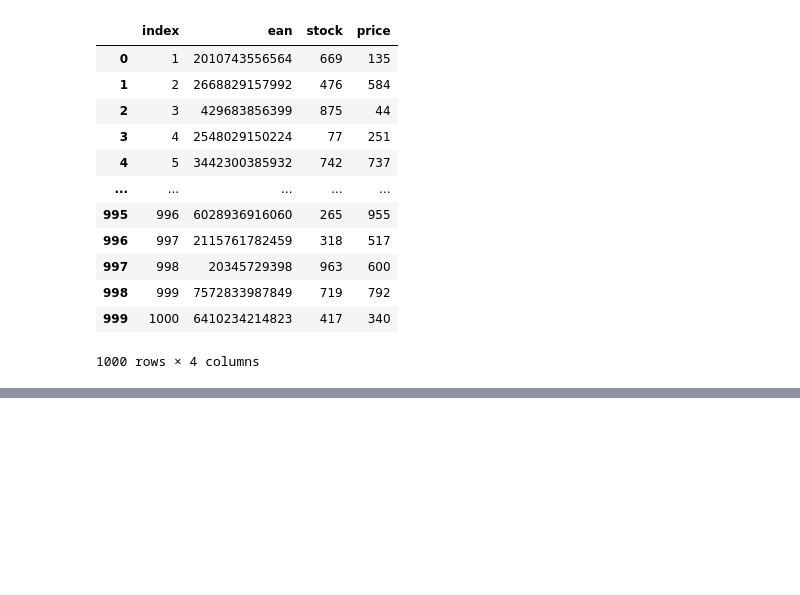
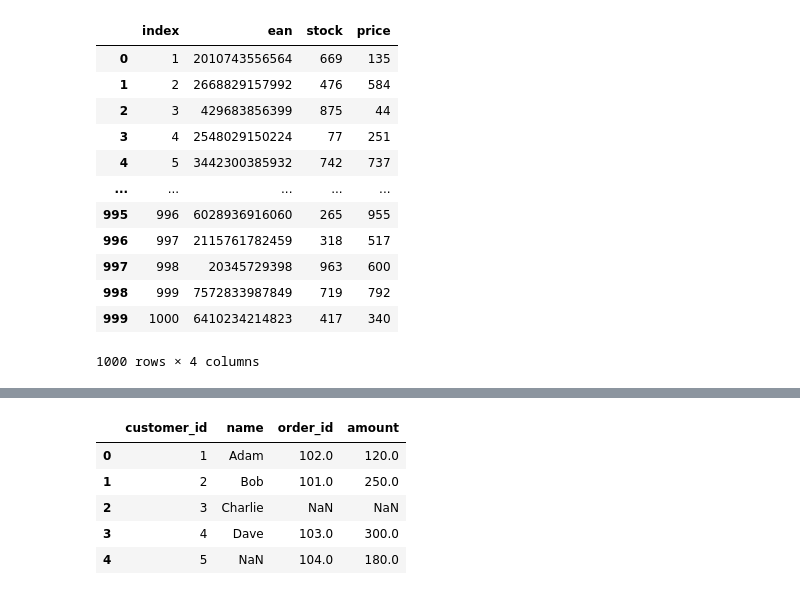
Before and after one commit to OMPRAKASH261/Prime-AI_ML_DS, a Jupyter notebook: Pandas/pandas_tutorial.ipynb, the cells around one changed output, grey strips where cells are left out. Cells and saved outputs as stored; diff of their text form; code cells hidden in the pictures; blank space fills up the shorter version.

Commit message:
Merge,join & concatenation

```diff
--- a/Pandas/pandas_tutorial.ipynb
+++ b/Pandas/pandas_tutorial.ipynb
@@ -1265,0 +1268,13 @@ df
+# %%
+df_customers = pd.DataFrame({
+    "customer_id": [1, 2, 3, 4],
+    "name": ["Adam", "Bob", "Charlie", "Dave"]
+})
+
+df_orders = pd.DataFrame({
+    "order_id": [101, 102, 103, 104],
+    "customer_id":[2, 1, 4, 5],
+    "amount": [250, 120, 300, 180]
+})
+
+# pd.merge(df_customers, df_orders, on="customer_id")  #inner join
@@ -1265,0 +1323,10 @@ df
+# %%
+#outer join
+pd.merge(df_customers, df_orders, on="customer_id", how="outer")
+# %% [output]
+|  | customer_id | name | order_id | amount |
+| 0 | 1 | Adam | 102.0 | 120.0 |
+| 1 | 2 | Bob | 101.0 | 250.0 |
+| 2 | 3 | Charlie | NaN | NaN |
+| 3 | 4 | Dave | 103.0 | 300.0 |
+| 4 | 5 | NaN | 104.0 | 180.0 |
```
Also changed, not shown: parts of 14 cells of this notebook.
